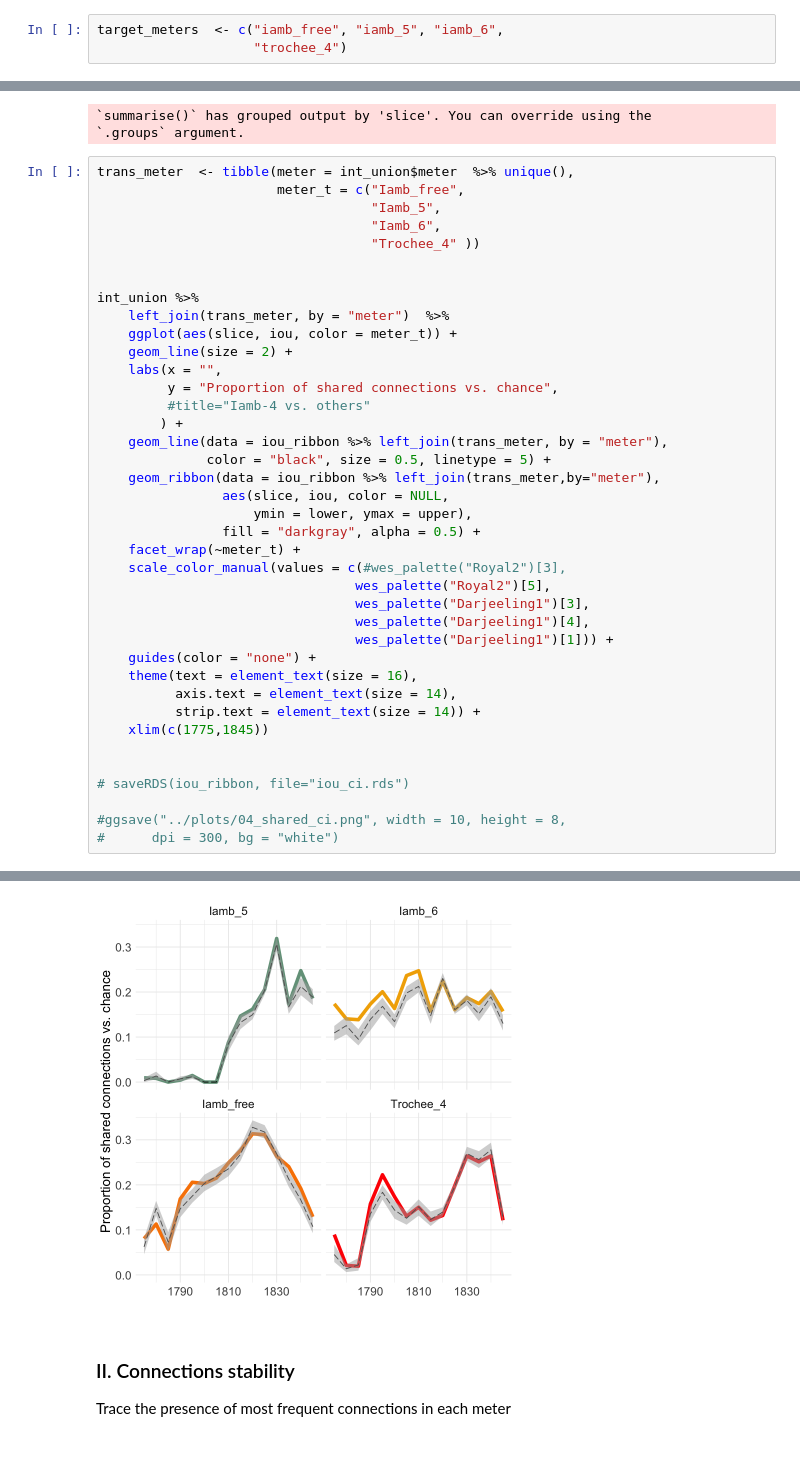
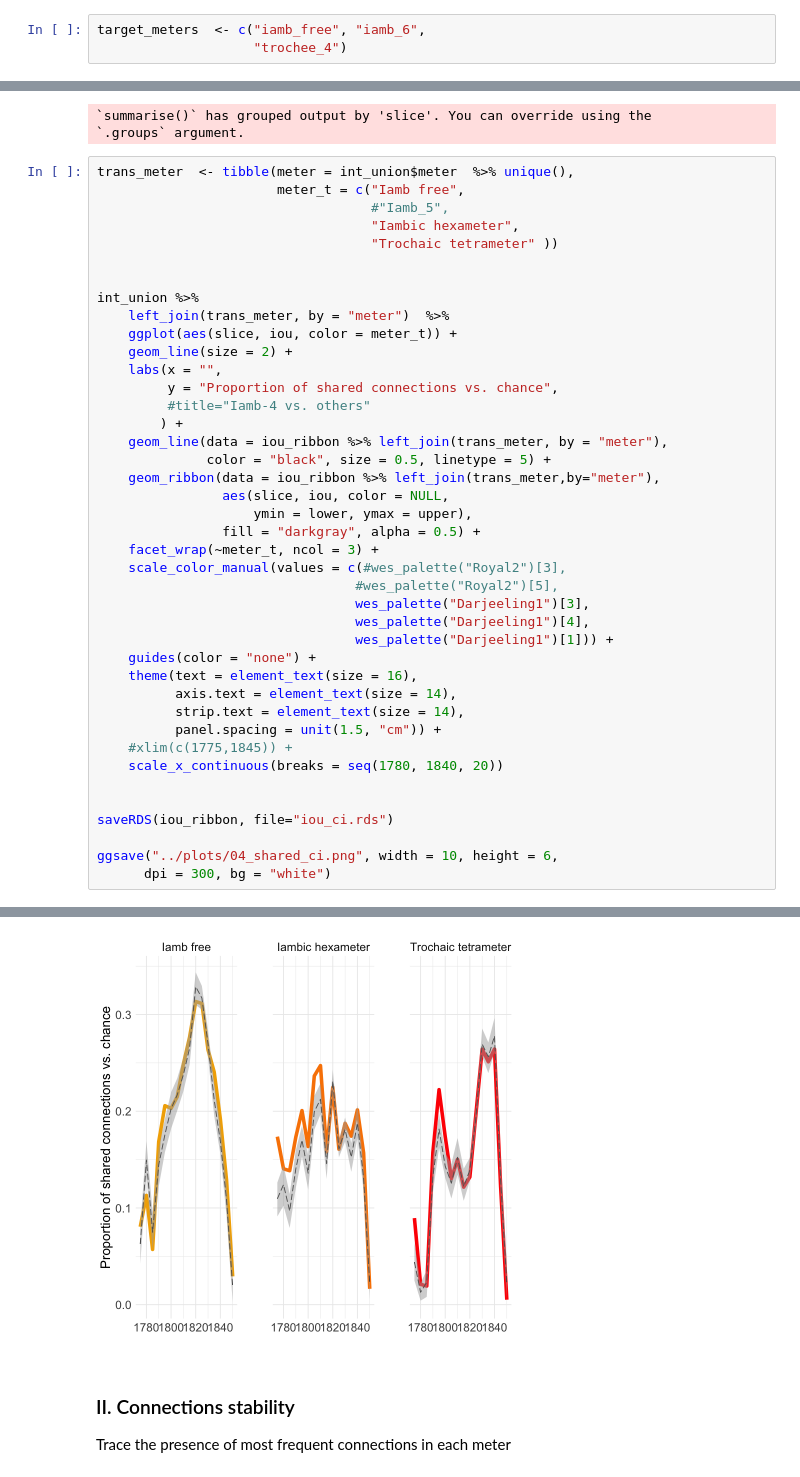
Before and after one commit to tonyamart/iamb_networks, a Jupyter notebook: scr/04_shared_connections_baseline_tests.ipynb, the cells around one changed output, grey strips where cells are left out. Drawn from its saved outputs; the diff is of its cells as text.

```diff
--- a/scr/04_shared_connections_baseline_tests.ipynb
+++ b/scr/04_shared_connections_baseline_tests.ipynb
@@ -111,7 +111,7 @@ calculate_real_iou  <- function(x, s = "iamb_4", t) {
     return(int_union)
     }
 # %%
-target_meters  <- c("iamb_free", "iamb_5", "iamb_6",
+target_meters  <- c("iamb_free", "iamb_6",
                     "trochee_4")
 # %%
 int_union  <- NULL
@@ -241,10 +241,10 @@ iou_ribbon  <- iou_ci %>%
 `.groups` argument.
 # %%
 trans_meter  <- tibble(meter = int_union$meter  %>% unique(),
-                       meter_t = c("Iamb_free",
-                                   "Iamb_5",
-                                   "Iamb_6",
-                                   "Trochee_4" ))
+                       meter_t = c("Iamb free",
+                                   #"Iamb_5",
+                                   "Iambic hexameter",
+                                   "Trochaic tetrameter" ))
 
 
 int_union %>%
@@ -261,21 +261,23 @@ int_union %>%
                 aes(slice, iou, color = NULL,
                     ymin = lower, ymax = upper),
                 fill = "darkgray", alpha = 0.5) +
-    facet_wrap(~meter_t) +
+    facet_wrap(~meter_t, ncol = 3) +
     scale_color_manual(values = c(#wes_palette("Royal2")[3],
-                                 wes_palette("Royal2")[5],
+                                 #wes_palette("Royal2")[5],
                                  wes_palette("Darjeeling1")[3],
                                  wes_palette("Darjeeling1")[4],
                                  wes_palette("Darjeeling1")[1])) +
     guides(color = "none") +
     theme(text = element_text(size = 16),
           axis.text = element_text(size = 14),
-          strip.text = element_text(size = 14)) +
-    xlim(c(1775,1845))
+          strip.text = element_text(size = 14),
+          panel.spacing = unit(1.5, "cm")) +
+    #xlim(c(1775,1845)) +
+    scale_x_continuous(breaks = seq(1780, 1840, 20))
 
 
-# saveRDS(iou_ribbon, file="iou_ci.rds")
+saveRDS(iou_ribbon, file="iou_ci.rds")
 
-#ggsave("../plots/04_shared_ci.png", width = 10, height = 8,
-#      dpi = 300, bg = "white")
+ggsave("../plots/04_shared_ci.png", width = 10, height = 6,
+      dpi = 300, bg = "white")
 # %% [output]
@@ -290,4 +284,4 @@ Warning message:
-[figure, old version]
+[figure, new version]
 # %% [markdown]
 ### II. Connections stability
 Trace the presence of most frequent connections in each meter
```
Also changed, not shown: parts of 6 cells of this notebook, 2 other files.
